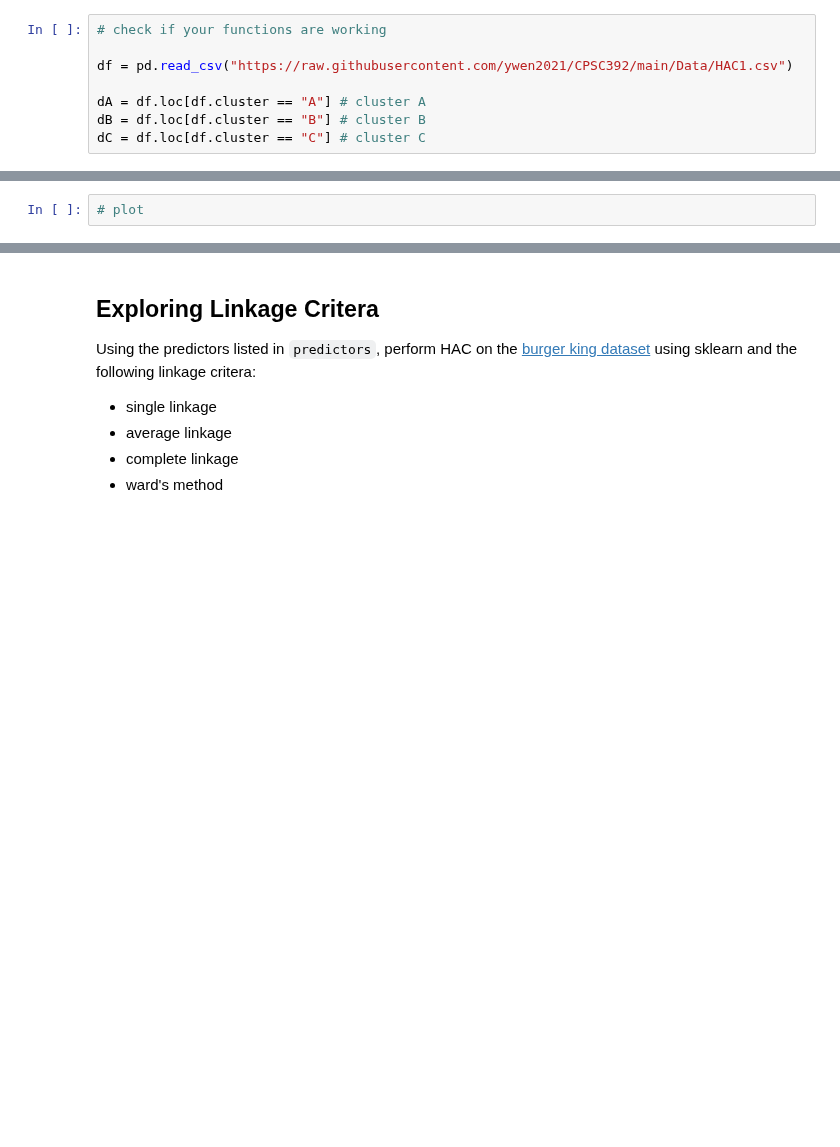
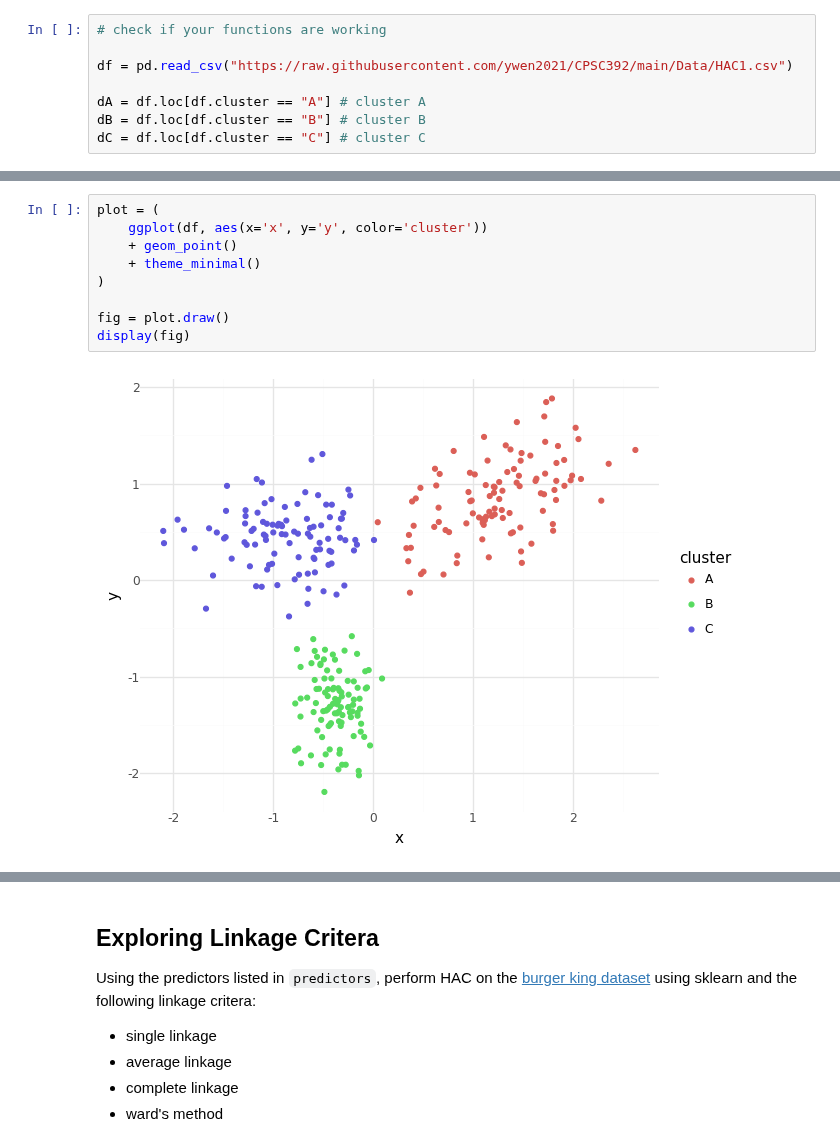
Before and after one commit to masonfarley18/CPSC-392, a Jupyter notebook: HierarchicalClustering.ipynb, the cells around one changed output, grey strips where cells are left out. Saved outputs shown, nothing was run; the diff lists cells and outputs as text; blank space fills up the shorter version.

```diff
--- a/HierarchicalClustering.ipynb
+++ b/HierarchicalClustering.ipynb
@@ -321,6 +372,15 @@ Using the dataset `df` below,
 <img src="https://drive.google.com/uc?export=view&id=1ghyQPx1N8dmU3MV4TrANvqNhGwnLni72" width = 200px />
-# %%
-# plot
+# %%
+plot = (
+    ggplot(df, aes(x='x', y='y', color='cluster'))
+    + geom_point()
+    + theme_minimal()
+)
+
+fig = plot.draw()
+display(fig)
+# %% [output]
+[figure, added]
 # %%
 # calculate distances (this will likely take a few min to run)
 
```
Also changed, not shown: parts of 20 cells of this notebook.
